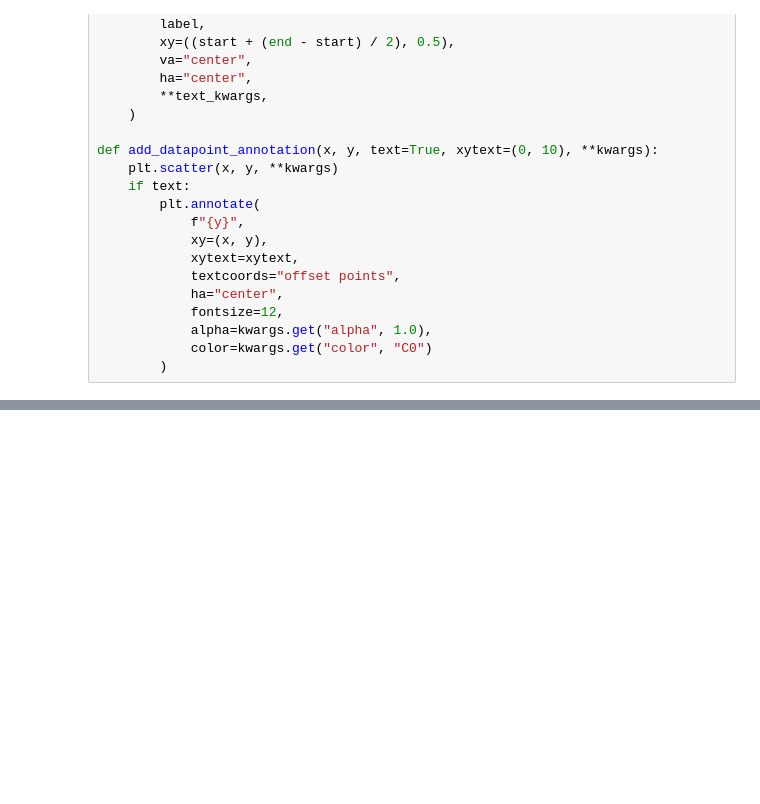
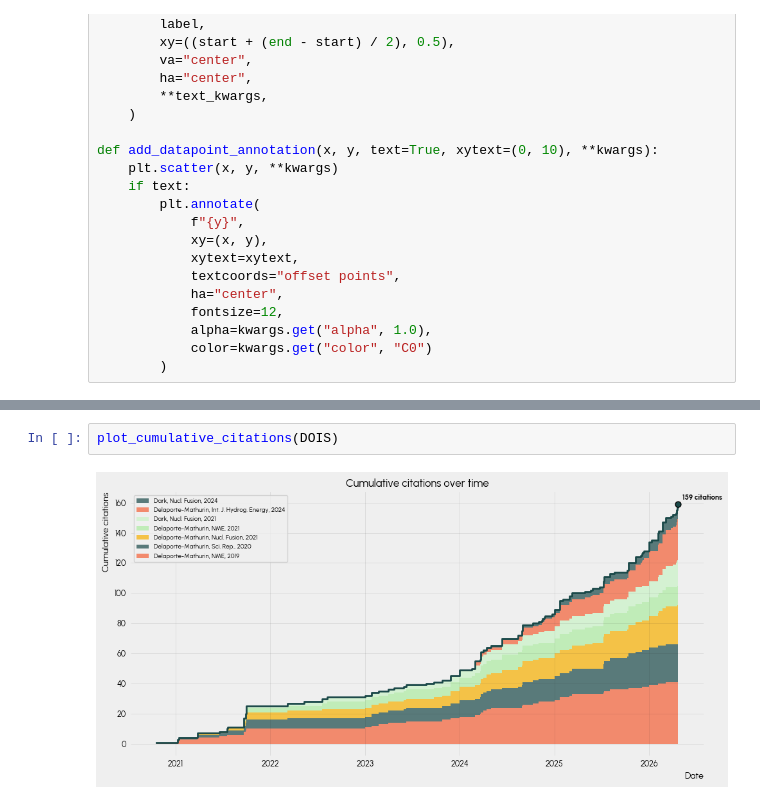
Before and after one commit to festim-dev/pose, a Jupyter notebook: main.ipynb, the cells around one changed output, grey strips where cells are left out. Drawn from its saved outputs; the diff is of its cells as text; blank space fills up the shorter version.

```diff
--- a/main.ipynb
+++ b/main.ipynb
@@ -751,0 +788,4 @@ plt.show()
+# %%
+plot_cumulative_citations(DOIS)
+# %% [output]
+[figure, added]
```
Also changed, not shown: parts of 10 cells of this notebook, 1 other file.
